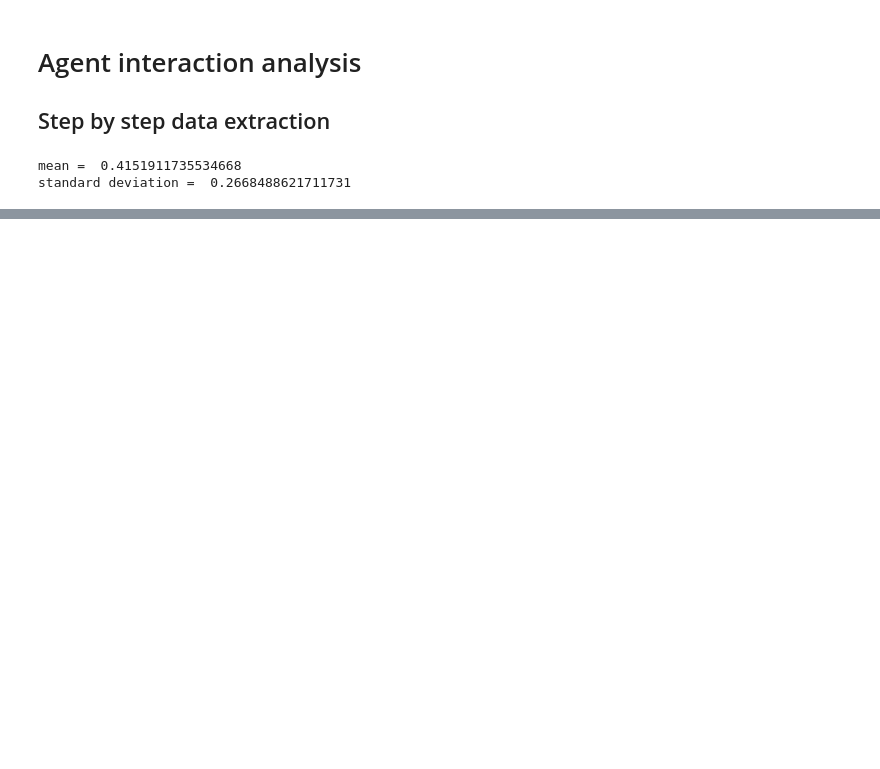
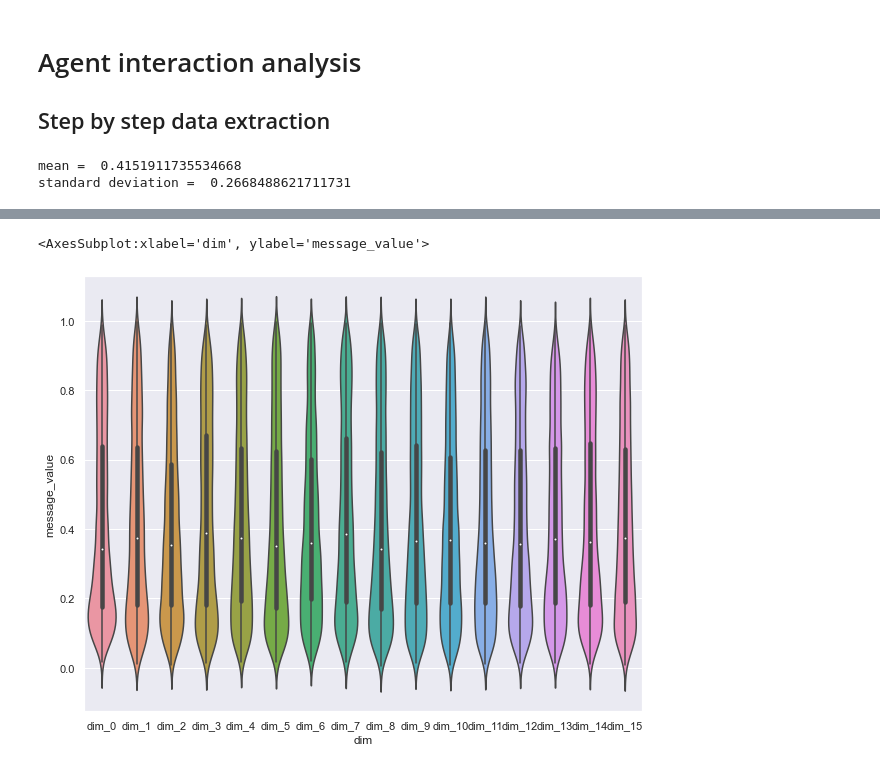
Before and after one commit to facebookresearch/EGG, a Jupyter notebook: egg/zoo/pop/scripts/continuous_interaction_analysis.ipynb, the cells around one changed output, grey strips where cells are left out. Saved outputs shown, nothing was run; the diff lists cells and outputs as text; code cells hidden in the pictures; blank space fills up the shorter version.

```diff
--- a/egg/zoo/pop/scripts/continuous_interaction_analysis.ipynb
+++ b/egg/zoo/pop/scripts/continuous_interaction_analysis.ipynb
@@ -108,0 +160,10 @@ ax.grid()
+# %%
+# change the index of the sender to analyse here :
+sender_idx = 3
+# %%
+sns.set(rc={'figure.figsize':(10,8)})
+sns.violinplot(x=melted_df[melted_df.sender_idx == sender_idx].dim, y=melted_df[melted_df.sender_idx == sender_idx].message_value)
+# This tends to give an idea of what the saturation point is for the sigmoid... I'd set it around 0.35
+# %% [output]
+<AxesSubplot:xlabel='dim', ylabel='message_value'>
+[figure, added]
```
Also changed, not shown: parts of 11 cells of this notebook, 5 other files.
